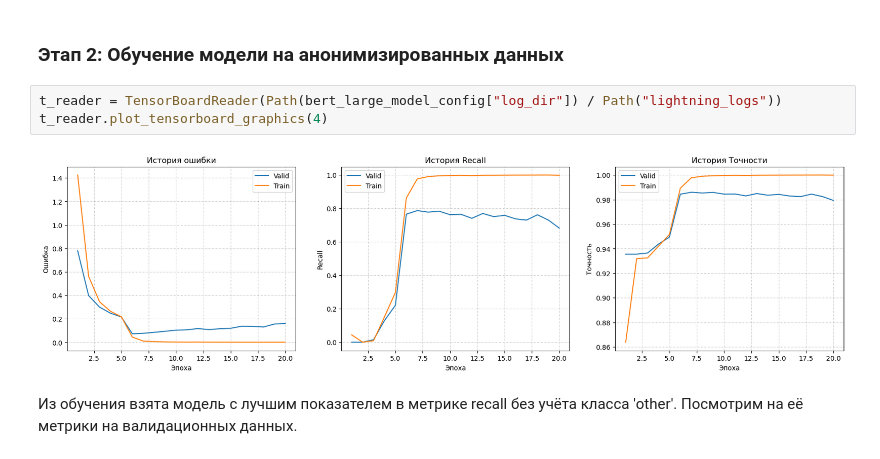
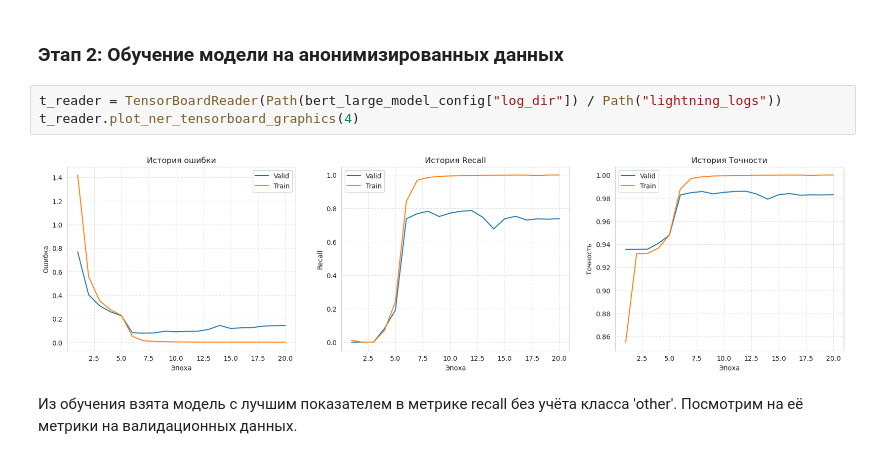
Before and after one commit to DmitryInd/UnstructuredTextAnonymization, a Jupyter notebook: inference_deid.ipynb, the cells around one changed output. Saved outputs shown, nothing was run; the diff lists cells and outputs as text.

```diff
--- a/inference_deid.ipynb
+++ b/inference_deid.ipynb
@@ -174,9 +158,9 @@ Russian format: +1 995 672-52-24
 ### Этап 2: Обучение модели на анонимизированных данных
 # %%
 t_reader = TensorBoardReader(Path(bert_large_model_config["log_dir"]) / Path("lightning_logs"))
-t_reader.plot_tensorboard_graphics(4)
+t_reader.plot_ner_tensorboard_graphics(4)
 # %% [output]
-[figure, old version]
+[figure, new version]
 # %% [markdown]
 Из обучения взята модель с лучшим показателем в метрике recall без учёта класса 'other'. Посмотрим на её метрики на валидационных данных.
 # %%
```
Also changed, not shown: parts of 12 cells of this notebook, 2 other files.
